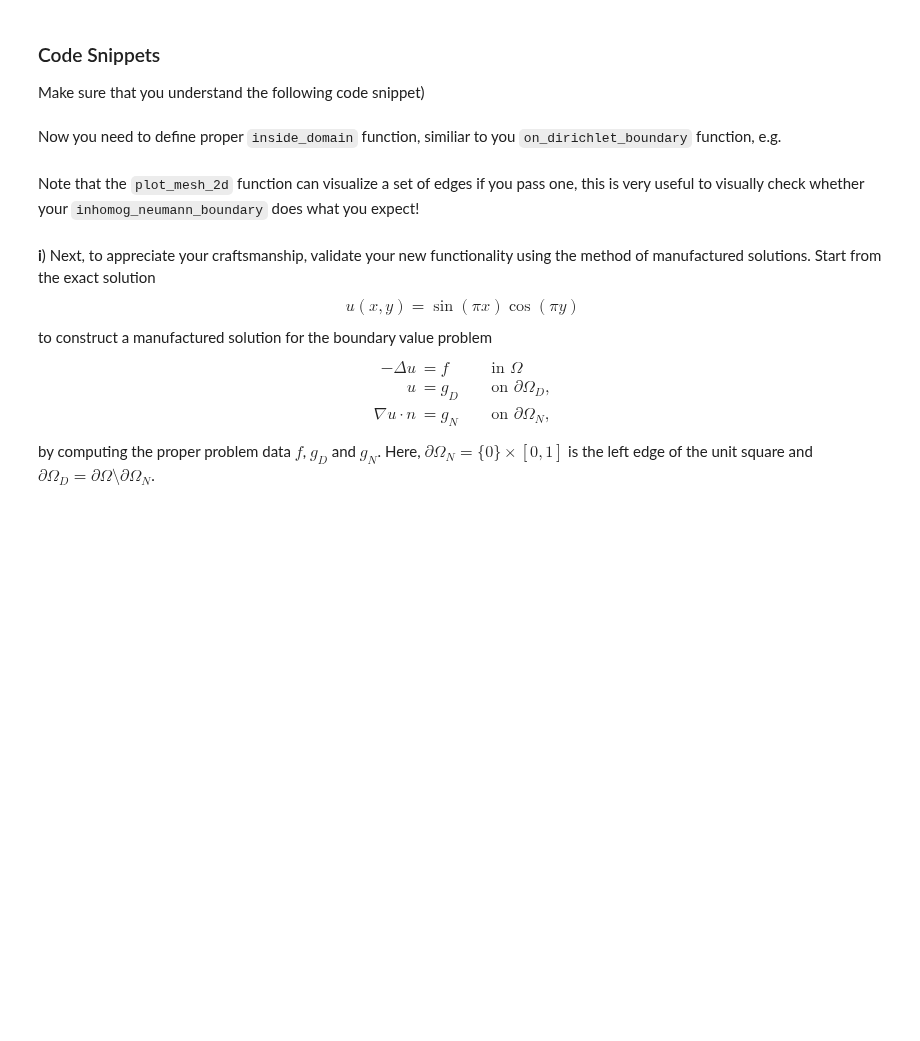
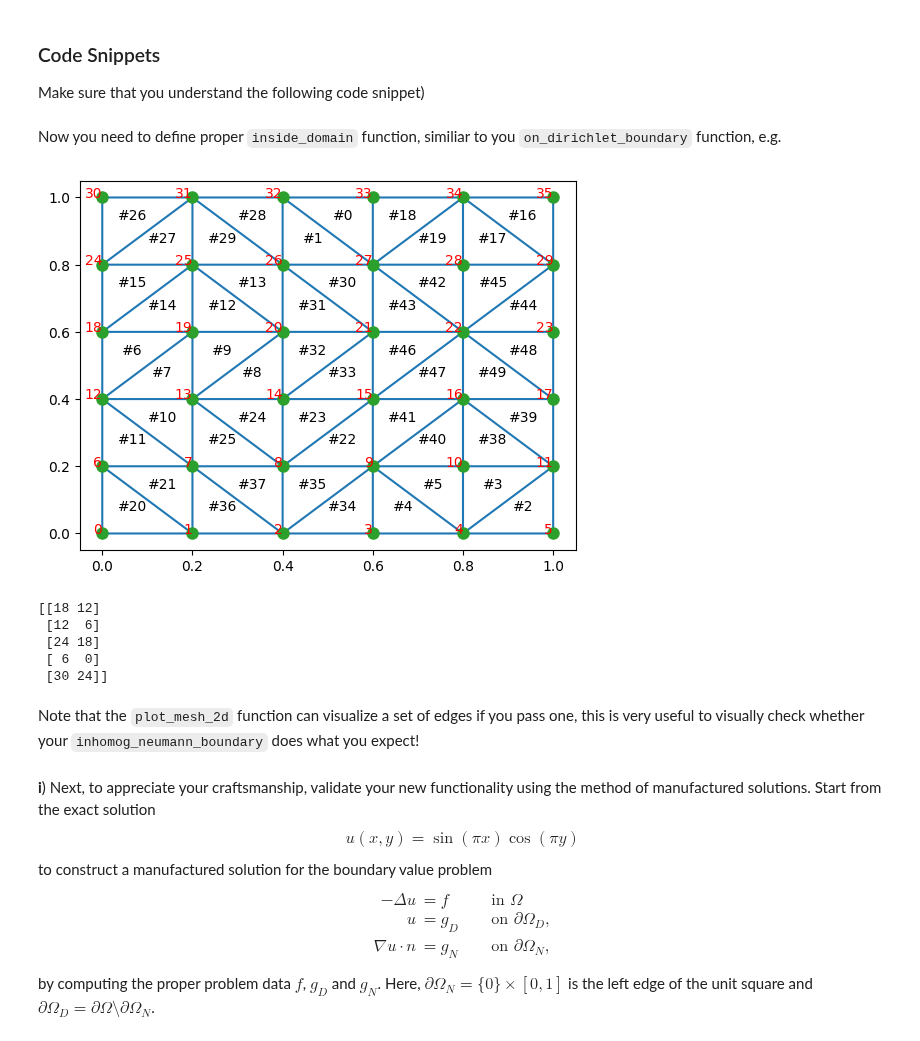
Before and after one commit to todj107/NumPDE, a Jupyter notebook: lab_4_mjunk/lab_04_part_2_mjunk.ipynb, the cells around one changed output. Saved outputs shown, nothing was run; the diff lists cells and outputs as text; code cells hidden in the pictures; blank space fills up the shorter version.

Commit message:
Börjat med Neumann implementation

````diff
--- a/lab_4_mjunk/lab_04_part_2_mjunk.ipynb
+++ b/lab_4_mjunk/lab_04_part_2_mjunk.ipynb
@@ -586,7 +554,6 @@ for N in [5,40]:
     # Define/use your on_dirichlet_boundary and extract_nodes functions
     # to compute the dirichlet nodes
     dirichlet_nodes = extract_nodes(P,on_dirichlet_boundary)
-    neumann_nodes = extract_nodes(P,on_neumann_boundary)
 
     # Extract coordinates associated with Dirichlet nodes
     # using an array slicing operation
@@ -670,6 +637,7 @@ def extract_edges(P, T, inside_domain):
     return np.array(edges, dtype=np.int32)
 # %% [markdown]
 Now you need to define proper ```inside_domain``` function, similiar to you ```on_dirichlet_boundary``` function, e.g.
-# %%
-def inhomog_neumann_boundary(x):
-    ...
+# %%
+def inhomog_neumann_boundary(x):
+    eps = 1e-12 # Accounts for finite precision
+    return  (abs(x[0]) < eps and x[1] > -eps and x[1] < 1 + eps)
@@ -676,3 +686,69 @@ def inhomog_neumann_boundary(x):
+# %%
+#Test
+
+N = 5
+P,T = mt.unitsquare_mesh(N)
+dirichlet_nodes = extract_nodes(P,on_dirichlet_boundary)
+neumann_edges = extract_edges(P,T, inhomog_neumann_boundary)
+pt.plot_mesh_2d(P,T)
+print(neumann_edges)
+
+
+
+
+#Get x and y coordinates
+X = P[:,0]
+Y = P[:,1]
+
+#Coefficent a(x)
+a = lambda x: 1
+
+#Dirichlet BC
+g_D = lambda x,y : 0
+
+#Neumann BC
+g_N = lambda x,y : 0
+
+A = assemble_stiffness_matrix(P, T, a)
+b = assemble_load_vector(P, T, f, 0)
+
+rank = np.linalg.matrix_rank(A)
+print(rank)
+
+# Define/use your on_dirichlet_boundary and extract_nodes functions
+# to compute the dirichlet nodes
+dirichlet_nodes = extract_nodes(P,on_dirichlet_boundary)
+
+# Extract coordinates associated with Dirichlet nodes
+# using an array slicing operation
+X_dc = X[dirichlet_nodes]
+Y_dc = Y[dirichlet_nodes]
+
+X_neu = X[neumann_nodes]
+Y_neu = Y[neumann_nodes
+
+# Evaluate g at boundary nodes and
+g_D_values = g_D(X_dc, Y_dc)
+
+# Evaluate g_n at boundary neumann nodes
+g_N_values = g_N(X_neu, Y_neu)
+
+#Apply boundary condition to load vector and stiffnes matrix.
+A, b = apply_bcs(A,b, dirichlet_nodes, g_D_values)
+
+#MUST APPLY NEUMANN CONTRIBUTION TO b SOMEHOW
+
+A_csr = csr_matrix(A)
+U = spsolve(A_csr,b)
+#
+plot_comparison_2D(X,Y,U,U,T,N,"Numerical","Numerical (again) Måste hitta annat sätt att plotta?")
+# %% [output]
+[figure, added]
+[[18 12]
+ [12  6]
+ [24 18]
+ [ 6  0]
+ [30 24]]
 # %% [markdown]
 Note that the ```plot_mesh_2d``` function can visualize a set of edges if you pass one, this is
 very useful to visually check whether your ```inhomog_neumann_boundary``` does what you expect!
````
Also changed, not shown: parts of 6 cells of this notebook.
